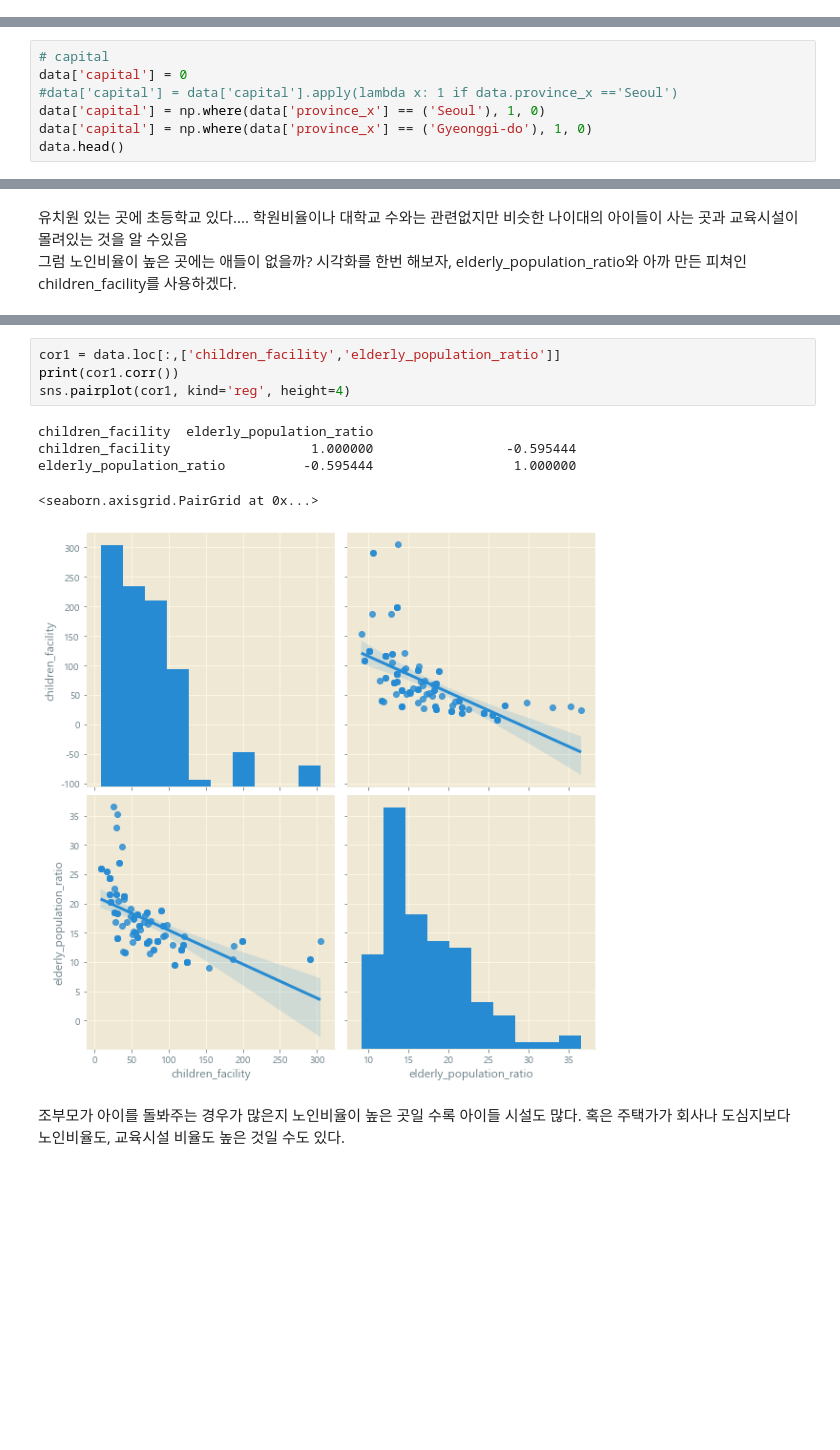
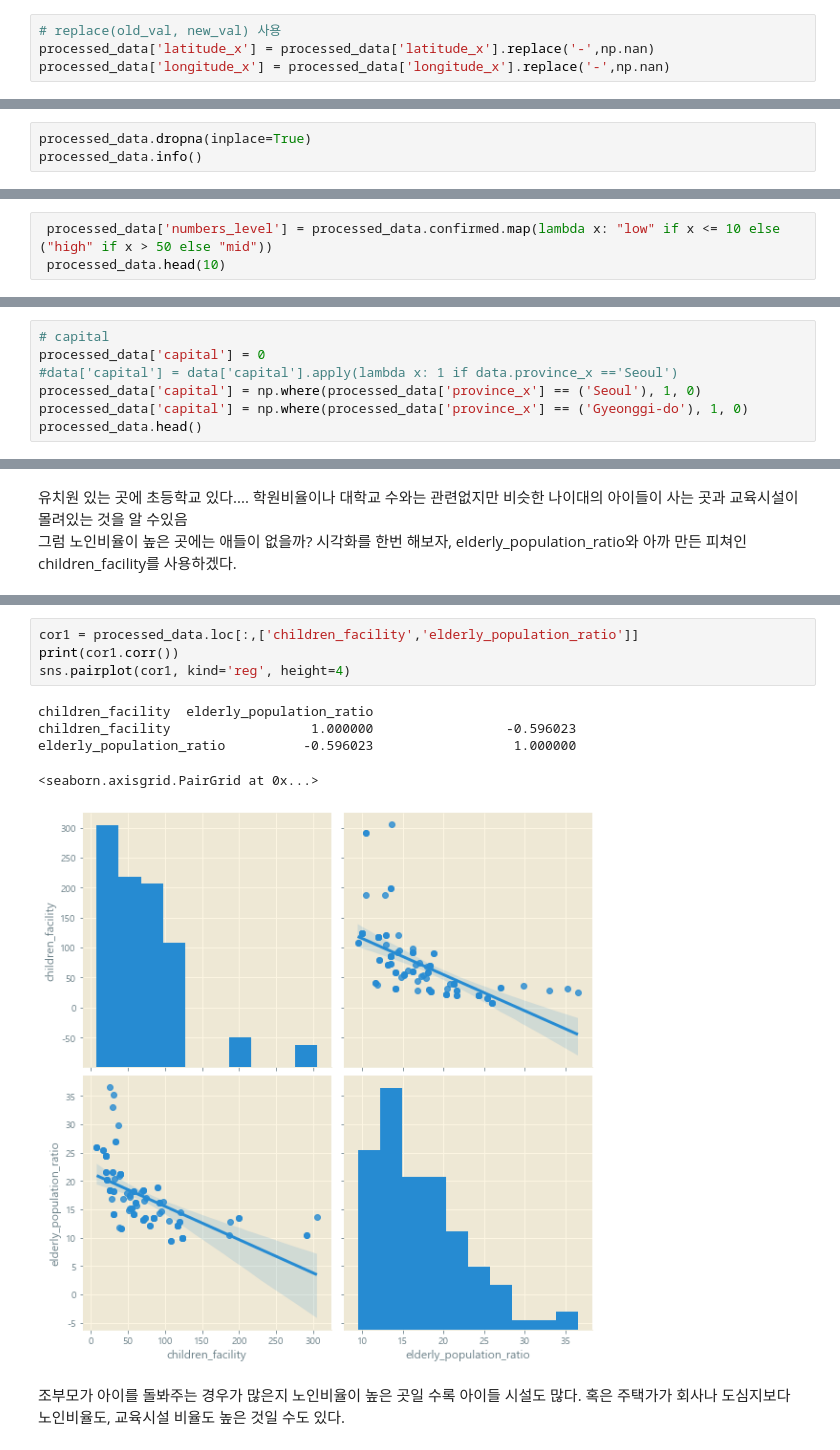
Before and after one commit to cryingjin/Today-I-Learned, a Jupyter notebook: week1_EDA_yj.ipynb, the cells around one changed output, grey strips where cells are left out. Saved outputs shown, nothing was run; the diff lists cells and outputs as text; blank space fills up the shorter version.

```diff
--- a/week1_EDA_yj.ipynb
+++ b/week1_EDA_yj.ipynb
@@ -300,0 +305,4 @@ Index(['academy_ratio', 'city', 'confirmed', 'elderly_alone_ratio',
+# %%
+# replace(old_val, new_val) 사용
+processed_data['latitude_x'] = processed_data['latitude_x'].replace('-',np.nan)
+processed_data['longitude_x'] = processed_data['longitude_x'].replace('-',np.nan)
@@ -300,0 +326,3 @@ Index(['academy_ratio', 'city', 'confirmed', 'elderly_alone_ratio',
+# %%
+processed_data.dropna(inplace=True)
+processed_data.info()
@@ -541,0 +545,3 @@ confirmed200.head()
+# %%
+ processed_data['numbers_level'] = processed_data.confirmed.map(lambda x: "low" if x <= 10 else ("high" if x > 50 else "mid"))
+ processed_data.head(10)
@@ -585,11 +601,11 @@ Capital : Seoul + Gyeonggi-do -> 1
 참고 : 'df["순위"] = df["순위"].apply(lambda x: 999 if x == "" else 300 if x==1 else x)'
 # %%
 # capital
-data['capital'] = 0
+processed_data['capital'] = 0
 #data['capital'] = data['capital'].apply(lambda x: 1 if data.province_x =='Seoul')
-data['capital'] = np.where(data['province_x'] == ('Seoul'), 1, 0)
-data['capital'] = np.where(data['province_x'] == ('Gyeonggi-do'), 1, 0)
-data.head()
+processed_data['capital'] = np.where(processed_data['province_x'] == ('Seoul'), 1, 0)
+processed_data['capital'] = np.where(processed_data['province_x'] == ('Gyeonggi-do'), 1, 0)
+processed_data.head()
 # %% [output]
 |  | academy_ratio | city | confirmed | elderly_alone_ratio | elderly_population_ratio | elementary_school_count | ... |
 | 0 | 0.68 | Yongsan-gu | 139 | 6.5 | 16.87 | 15 | ... |
@@ -693,13 +701,13 @@ plt.scatter(x = data.elderly_population_ratio, y = data.children_facility )
 # %%
-cor1 = data.loc[:,['children_facility','elderly_population_ratio']]
+cor1 = processed_data.loc[:,['children_facility','elderly_population_ratio']]
 print(cor1.corr())
 sns.pairplot(cor1, kind='reg', height=4)
 # %% [output]
 children_facility  elderly_population_ratio
-children_facility                  1.000000                 -0.595444
-elderly_population_ratio          -0.595444                  1.000000
+children_facility                  1.000000                 -0.596023
+elderly_population_ratio          -0.596023                  1.000000
 <seaborn.axisgrid.PairGrid at 0x...>
-[figure, old version]
+[figure, new version]
 # %% [markdown]
 조부모가 아이를 돌봐주는 경우가 많은지 노인비율이 높은 곳일 수록 아이들 시설도 많다.  혹은 주택가가 회사나 도심지보다 노인비율도, 교육시설 비율도 높은 것일 수도 있다.
 # %% [markdown]
```
Also changed, not shown: parts of 47 cells of this notebook.
